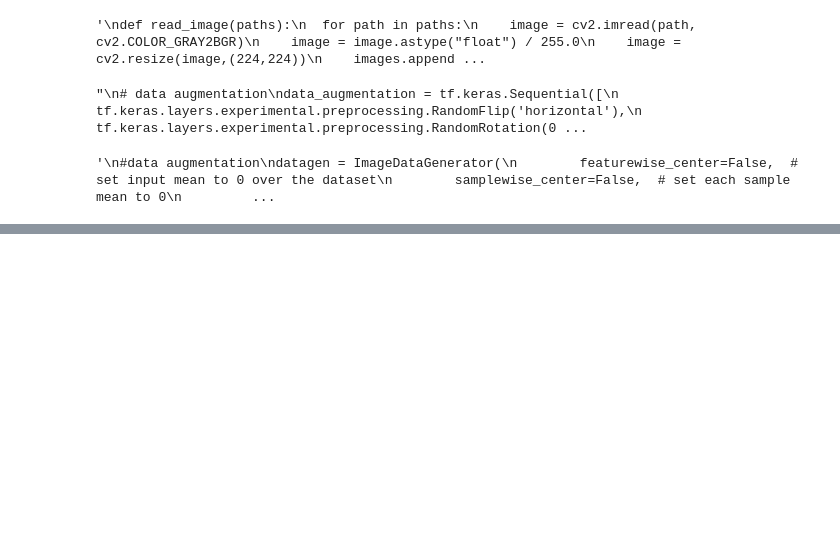
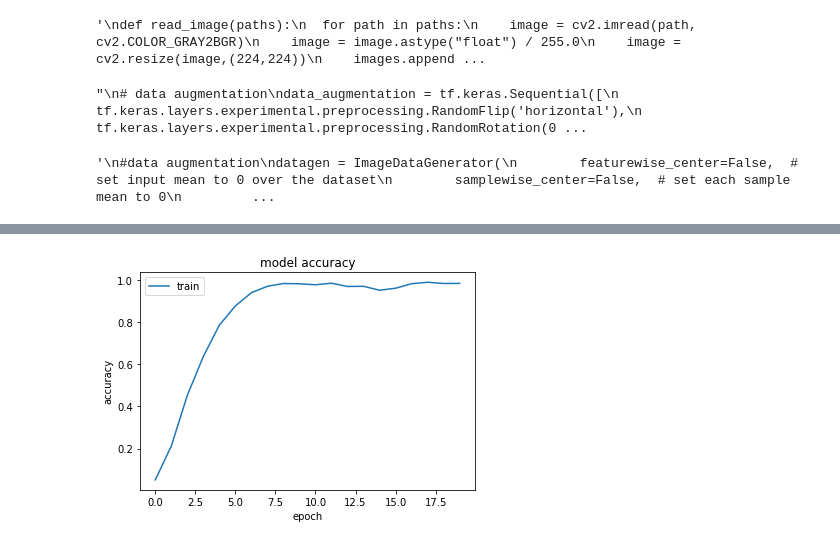
Before and after one commit to monjjjjj/orchid_classification, a Jupyter notebook: orchid_classification.ipynb, the cells around one changed output, grey strips where cells are left out. Drawn from its saved outputs; the diff is of its cells as text; code cells hidden in the pictures; blank space fills up the shorter version.

```diff
--- a/orchid_classification.ipynb
+++ b/orchid_classification.ipynb
@@ -215,9 +217,11 @@ show_train_history(train_history,'loss','val_loss')
 # %%
 # summarize history for accuracy
 plt.plot(train_history.history['accuracy'])
-plt.plot(train_history.history['val_accuracy'])
+#plt.plot(train_history.history['val_accuracy'])
 plt.title('model accuracy')
 plt.ylabel('accuracy')
 plt.xlabel('epoch')
 plt.legend(['train', 'validation'], loc='upper left')
 plt.show()
+# %% [output]
+[figure, added]
```
Also changed, not shown: parts of 5 cells of this notebook.
